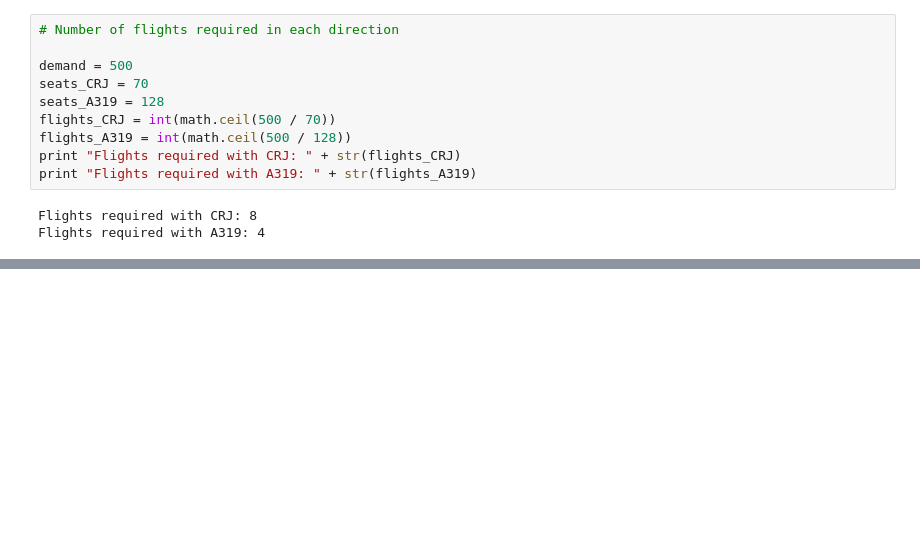
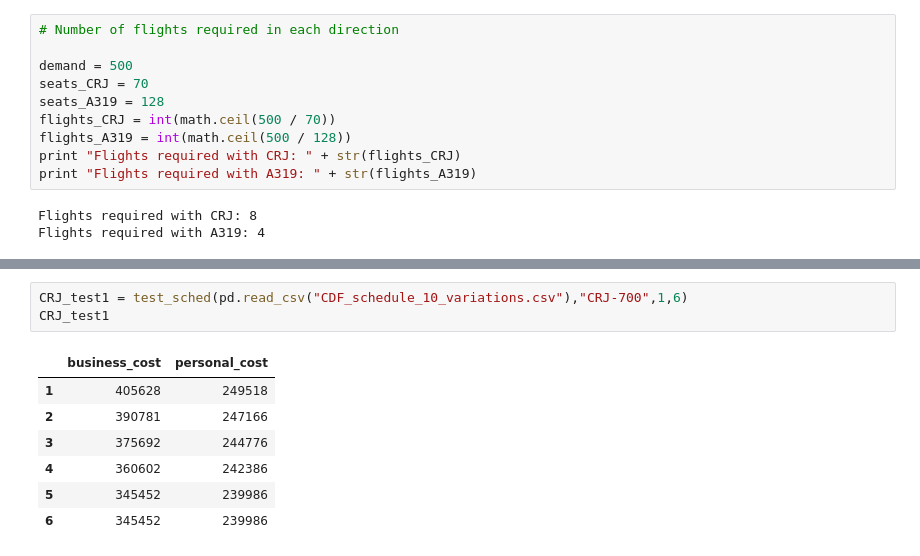
Before and after one commit to pksohn/Berkeley, a Jupyter notebook: CE260 Assignment 3 - Airline Economics.ipynb, the cells around one changed output, grey strips where cells are left out. Cells and saved outputs as stored; diff of their text form; blank space fills up the shorter version.

```diff
--- a/CE260 Assignment 3 - Airline Economics.ipynb
+++ b/CE260 Assignment 3 - Airline Economics.ipynb
@@ -409,0 +605,11 @@ IndexError: index 0 is out of bounds for axis 0 with size 0
+# %%
+CRJ_test1 = test_sched(pd.read_csv("CDF_schedule_10_variations.csv"),"CRJ-700",1,6)
+CRJ_test1
+# %% [output]
+|  | business_cost | personal_cost |
+| 1 | 405628 | 249518 |
+| 2 | 390781 | 247166 |
+| 3 | 375692 | 244776 |
+| 4 | 360602 | 242386 |
+| 5 | 345452 | 239986 |
+| 6 | 345452 | 239986 |
```
Also changed, not shown: parts of 71 cells of this notebook.
